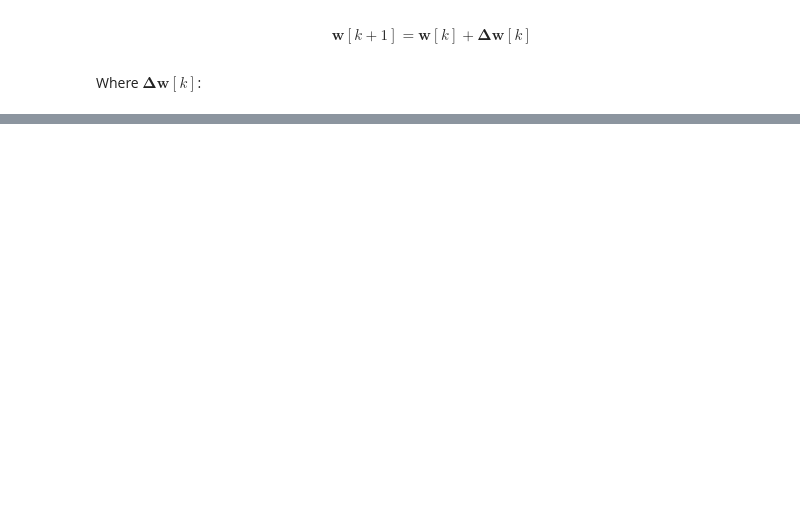
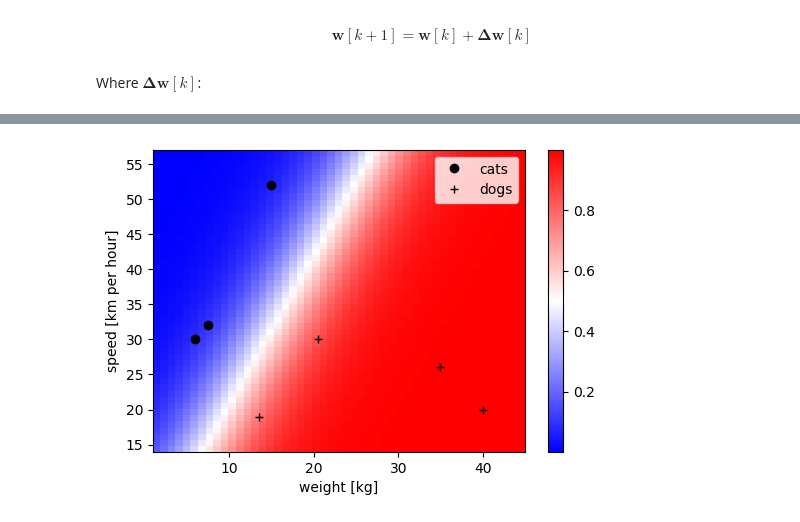
Before and after one commit to CVUT-FS-12110/Python-for-Scientific-Computations-and-Control, a Jupyter notebook: courses/ai/perceptron.ipynb, the cells around one changed output, grey strips where cells are left out. Saved outputs shown, nothing was run; the diff lists cells and outputs as text; code cells hidden in the pictures; blank space fills up the shorter version.

```diff
--- a/courses/ai/perceptron.ipynb
+++ b/courses/ai/perceptron.ipynb
@@ -121,0 +173,29 @@ array([[ 1.2],
+# %%
+xlim = (df["weight"].min()-5, df["weight"].max()+5)
+ylim = (df["speed"].min()-5, df["speed"].max()+5)
+# %%
+xv, yv = np.meshgrid(
+    np.linspace(xlim[0], xlim[1], 50),
+    np.linspace(ylim[0], ylim[1], 50),
+)
+ones = np.ones(np.shape(xv))
+# %%
+input_space = np.concatenate([ones[:,:,np.newaxis], xv[:,:,np.newaxis],
+                              yv[:,:,np.newaxis]], axis=2)
+# %%
+output = sigmoid(np.dot(input_space, p2.Weights))
+# %%
+plt.figure(dpi=100)
+plt.pcolormesh(xv, yv, output[:,:,0], cmap="bwr")
+for isdog, group in df.groupby("isdog"):
+    l = "dogs" if isdog else "cats"
+    marker = "k+" if isdog else "ko"
+    plt.plot(group["weight"].values, group["speed"].values,
+             marker, label = l)
+plt.xlabel("weight [kg]")
+plt.ylabel("speed [km per hour]")
+plt.legend()
+plt.colorbar()
+plt.show()
+# %% [output]
+[figure, added]
```
Also changed, not shown: parts of 42 cells of this notebook.
